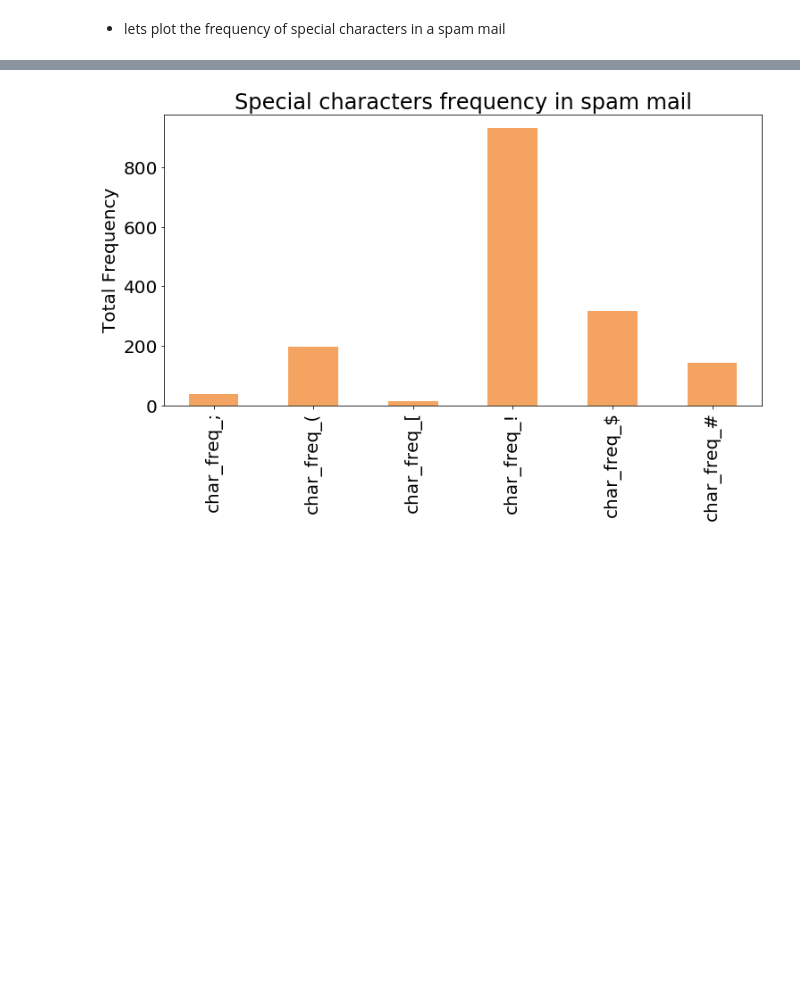
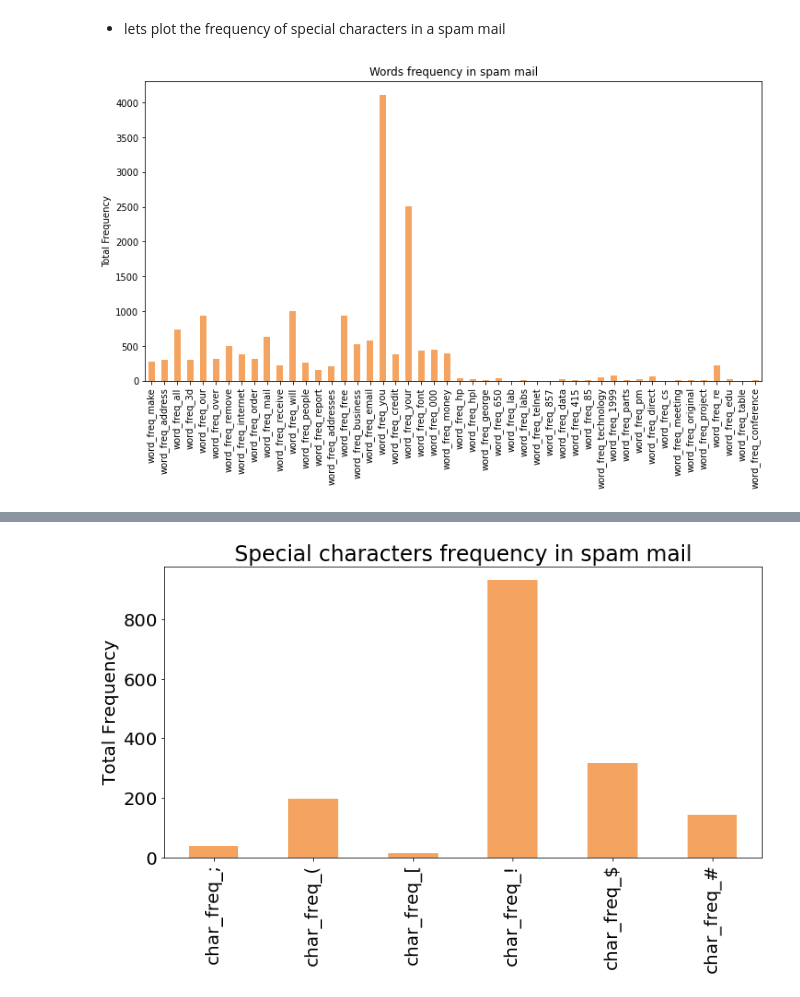
Before and after one commit to Maxime-JULLIEN/ESILV-Python, a Jupyter notebook: spambase_project.ipynb, the cells around one changed output, grey strips where cells are left out. Cells and saved outputs as stored; diff of their text form; code cells hidden in the pictures; blank space fills up the shorter version.

```diff
--- a/spambase_project.ipynb
+++ b/spambase_project.ipynb
@@ -108,2 +139,12 @@ ax.tick_params(left=False)
 # %% [markdown]
 * lets plot the frequency of special characters in a spam mail
+# %%
+fig = plt.figure(figsize=(12,6))
+spambase_df[spambase_df['spam']==1].iloc[:,0:48].sum().plot(kind='bar', color='sandybrown')
+plt.title("Words frequency in spam mail")
+x_ticks_label =[x for x in spambase_df.columns[0:48]]
+plt.ylabel('Total Frequency')
+plt.xticks(np.arange(48),x_ticks_label)
+plt.show()
+# %% [output]
+[figure, added]
```
Also changed, not shown: parts of 32 cells of this notebook, 1 other file.
